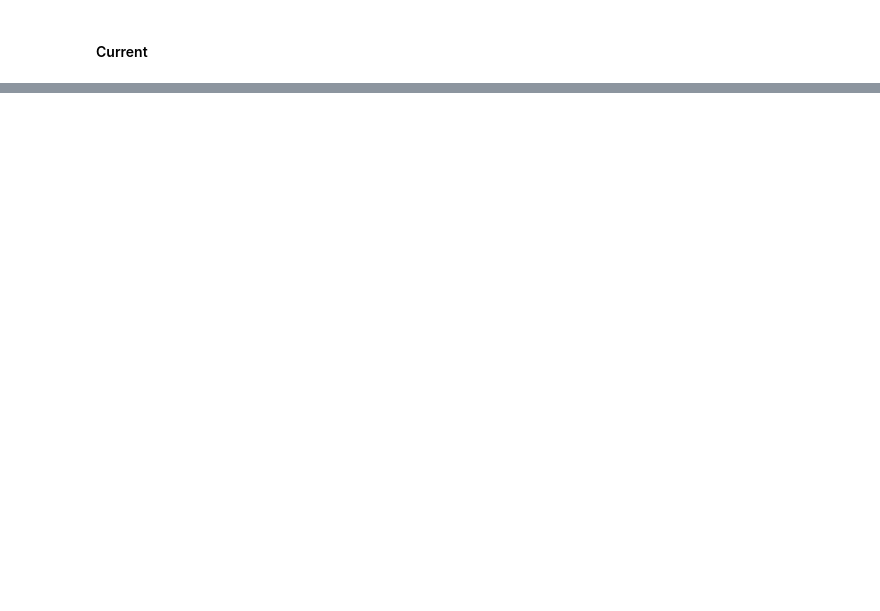
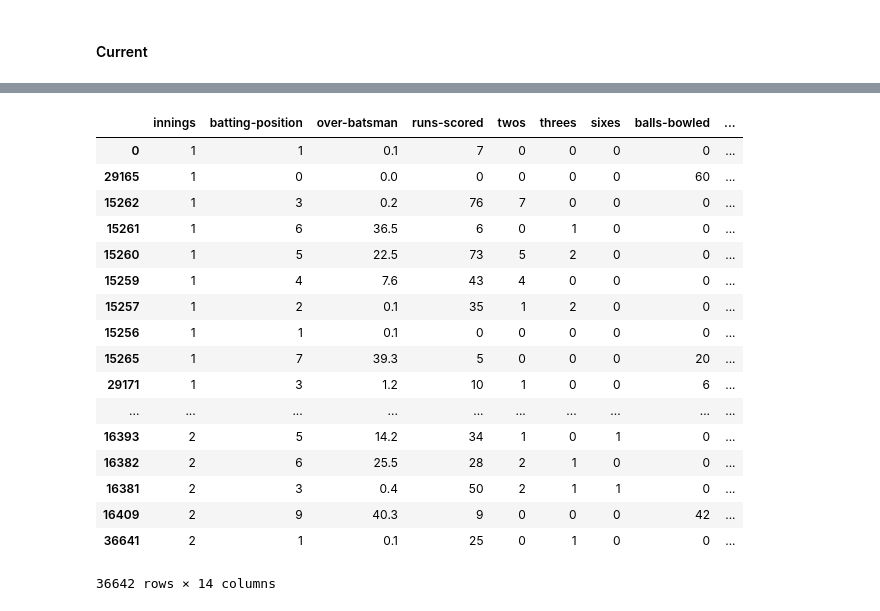
Before and after one commit to dev-SB/cricket-bi, a Jupyter notebook: hypothesis.ipynb, the cells around one changed output, grey strips where cells are left out. Drawn from its saved outputs; the diff is of its cells as text; code cells hidden in the pictures; blank space fills up the shorter version.

```diff
--- a/hypothesis.ipynb
+++ b/hypothesis.ipynb
@@ -291,0 +382,12 @@ NameError: name 'df_sample_mean_bowler' is not defined
+# %%
+df_kohli=df_scorecard[df_scorecard['name']=='V Kohli']
+# %%
+corr_val=df_kohli.drop(['match-id'],axis=1).corr()
+corr_list=[]
+for i in range(corr_val.shape[0]):
+    corr_list.append(corr_val.iloc[:,i])
+fig = go.Figure(data=go.Heatmap(
+                   z=corr_list,
+                   x=corr_val.columns,
+                   y=corr_val.columns))
+fig.show()
@@ -291,0 +396,31 @@ NameError: name 'df_sample_mean_bowler' is not defined
+# %%
+columns = np.full((corr_val.shape[0],), True, dtype=bool)
+for i in range(corr_val.shape[0]):
+    for j in range(i+1, corr_val.shape[0]):
+        if corr_val.iloc[i,j] >= 0.9:
+            if columns[j]:
+                columns[j] = False
+# %%
+selected_columns = corr_val.columns[columns]
+data = df_scorecard[selected_columns]
+# %%
+data.sort_values(by='innings')
+# %% [output]
+|  | innings | batting-position | over-batsman | runs-scored | twos | threes | sixes | balls-bowled | ... |
+| 0 | 1 | 1 | 0.1 | 7 | 0 | 0 | 0 | 0 | ... |
+| 29165 | 1 | 0 | 0.0 | 0 | 0 | 0 | 0 | 60 | ... |
+| 15262 | 1 | 3 | 0.2 | 76 | 7 | 0 | 0 | 0 | ... |
+| 15261 | 1 | 6 | 36.5 | 6 | 0 | 1 | 0 | 0 | ... |
+| 15260 | 1 | 5 | 22.5 | 73 | 5 | 2 | 0 | 0 | ... |
+| 15259 | 1 | 4 | 7.6 | 43 | 4 | 0 | 0 | 0 | ... |
+| 15257 | 1 | 2 | 0.1 | 35 | 1 | 2 | 0 | 0 | ... |
+| 15256 | 1 | 1 | 0.1 | 0 | 0 | 0 | 0 | 0 | ... |
+| 15265 | 1 | 7 | 39.3 | 5 | 0 | 0 | 0 | 20 | ... |
+| 29171 | 1 | 3 | 1.2 | 10 | 1 | 0 | 0 | 6 | ... |
+| ... | ... | ... | ... | ... | ... | ... | ... | ... | ... |
+| 16393 | 2 | 5 | 14.2 | 34 | 1 | 0 | 1 | 0 | ... |
+| 16382 | 2 | 6 | 25.5 | 28 | 2 | 1 | 0 | 0 | ... |
+| 16381 | 2 | 3 | 0.4 | 50 | 2 | 1 | 1 | 0 | ... |
+| 16409 | 2 | 9 | 40.3 | 9 | 0 | 0 | 0 | 42 | ... |
+| 36641 | 2 | 1 | 0.1 | 25 | 0 | 1 | 0 | 0 | ... |
+36642 rows × 14 columns
```
Also changed, not shown: parts of 30 cells of this notebook, 8 other files.
